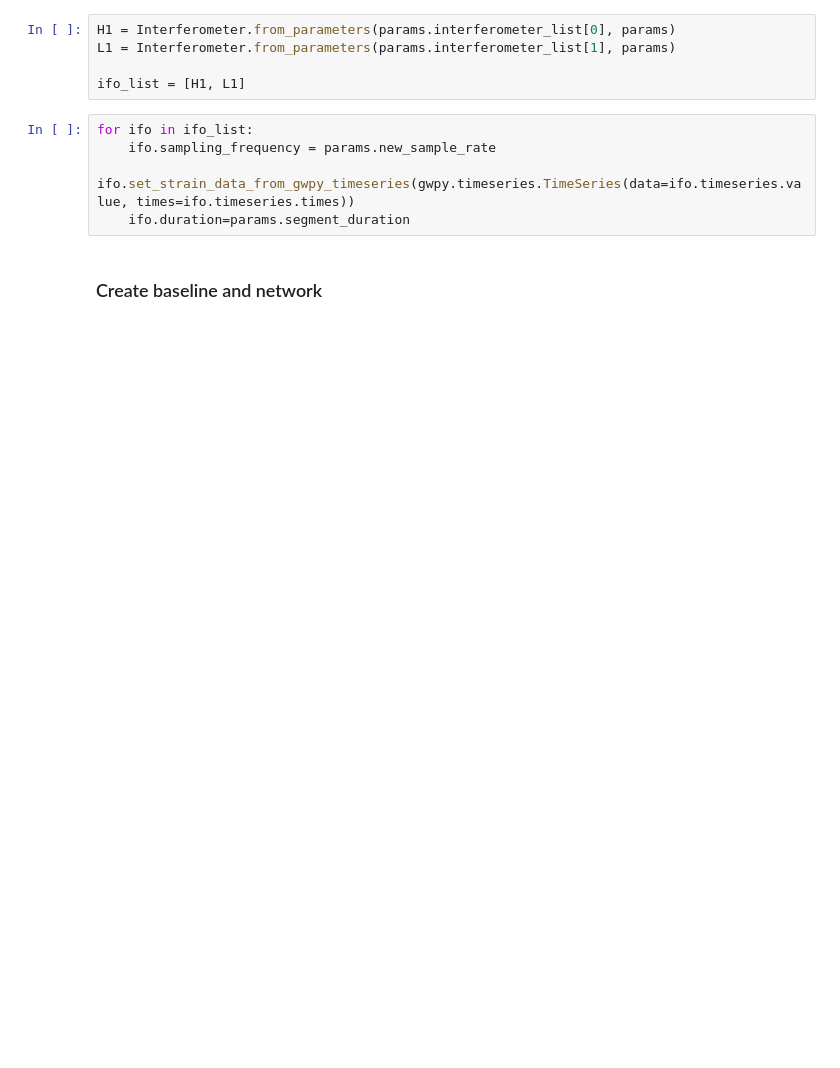
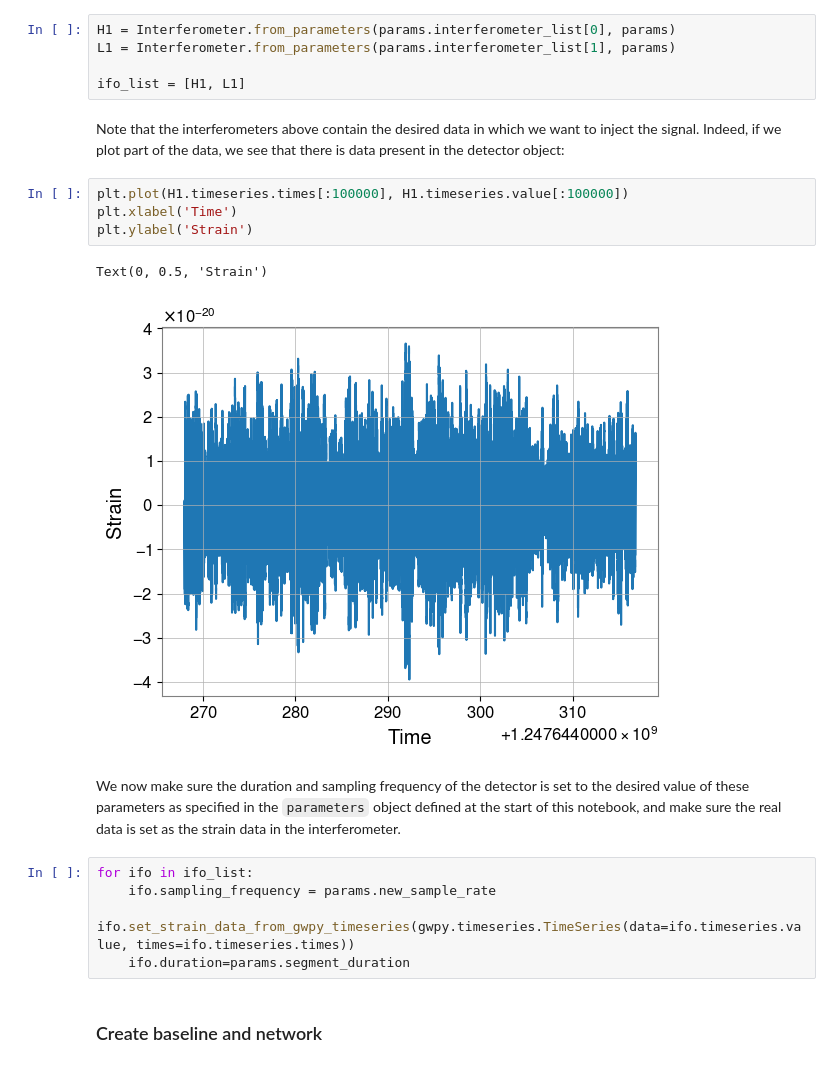
Before and after one commit to a-renzini/pygwb, a Jupyter notebook: tutorials/inject_simulated_data_in_network.ipynb, the cells around one changed output. Cells and saved outputs as stored; diff of their text form; blank space fills up the shorter version.

```diff
--- a/tutorials/inject_simulated_data_in_network.ipynb
+++ b/tutorials/inject_simulated_data_in_network.ipynb
@@ -73,6 +95,17 @@ H1 = Interferometer.from_parameters(params.interferometer_list[0], params)
 L1 = Interferometer.from_parameters(params.interferometer_list[1], params)
 
 ifo_list = [H1, L1]
+# %% [markdown]
+Note that the interferometers above contain the desired data in which we want to inject the signal. Indeed, if we plot part of the data, we see that there is data present in the detector object:
+# %%
+plt.plot(H1.timeseries.times[:100000], H1.timeseries.value[:100000])
+plt.xlabel('Time')
+plt.ylabel('Strain')
+# %% [output]
+Text(0, 0.5, 'Strain')
+[figure, added]
+# %% [markdown]
+We now make sure the duration and sampling frequency of the detector is set to the desired value of these parameters as specified in the `parameters` object defined at the start of this notebook, and make sure the real data is set as the strain data in the interferometer.
 # %%
 for ifo in ifo_list:
     ifo.sampling_frequency = params.new_sample_rate
```
Also changed, not shown: parts of 33 cells of this notebook, 1 other file.
